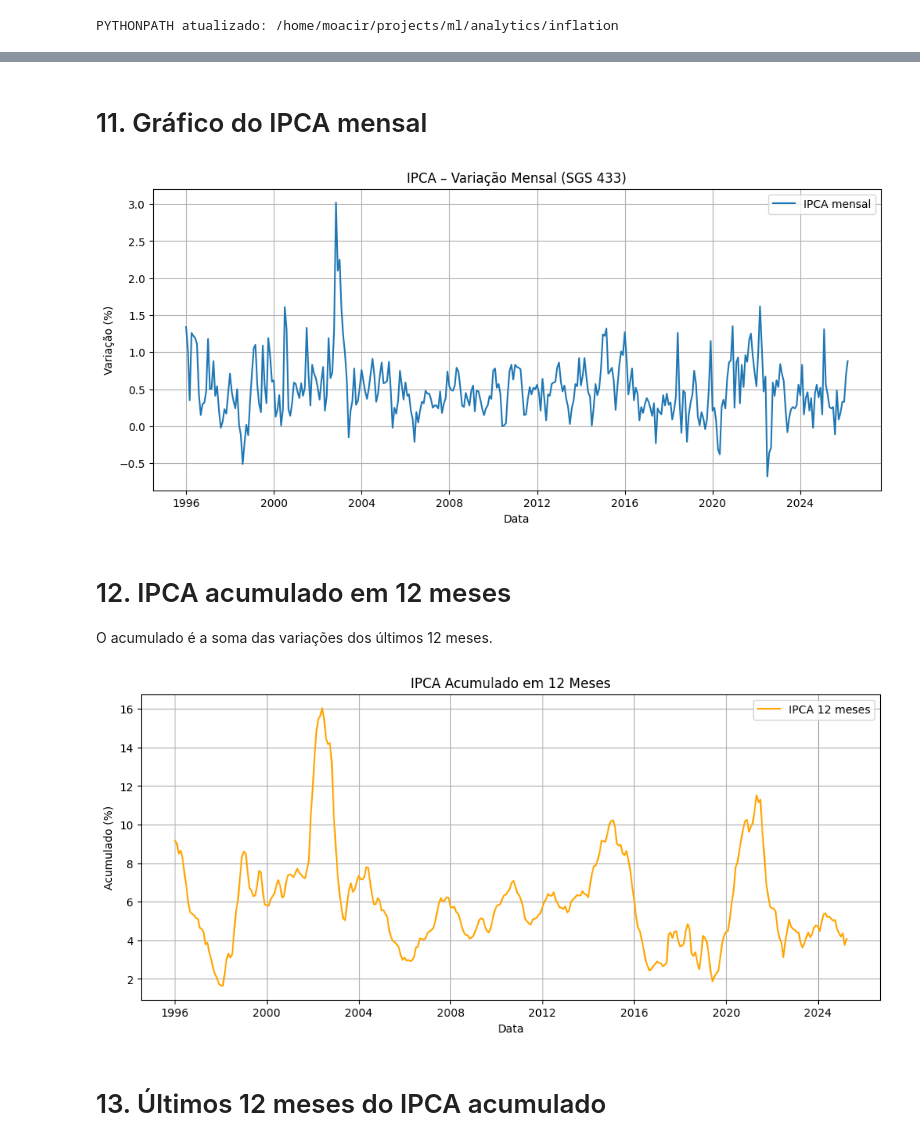
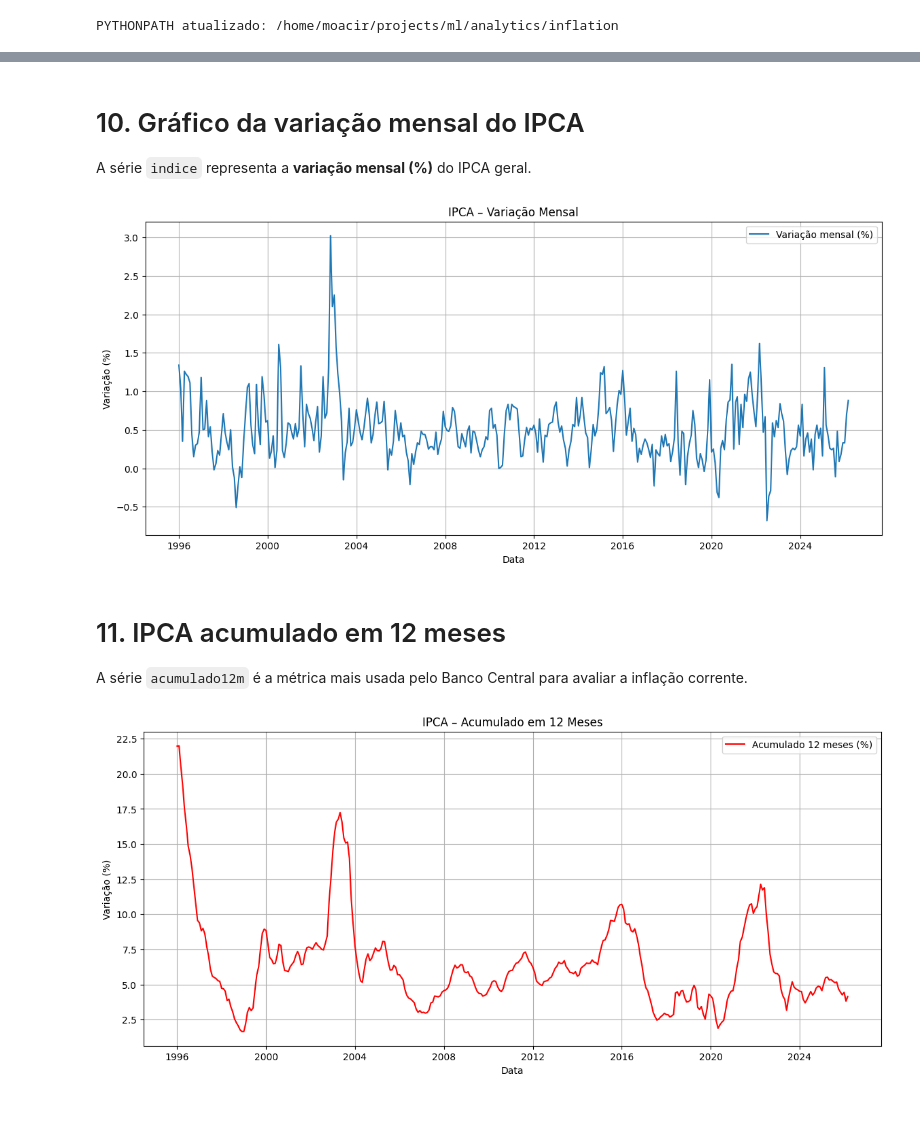
Before and after one commit to IncomeView/inflation_bcb, a Jupyter notebook: notebooks/02_ipca.ipynb, the cells around one changed output, grey strips where cells are left out. Cells and saved outputs as stored; diff of their text form; code cells hidden in the pictures; blank space fills up the shorter version.

Commit message:
analytics ipca index review

```diff
--- a/notebooks/02_ipca.ipynb
+++ b/notebooks/02_ipca.ipynb
@@ -143,0 +93,18 @@ LIMIT 12;
+# %%
+query_real = """
+select *
+from bcb.ipca
+where date >= '1996-01-01'
+order by date desc;
+"""
+
+df_real = pd.read_sql(query_real, engine)
+
+query_ipca = """
+select *
+from bcb.ipca
+order by date desc;
+"""
+
+df = pd.read_sql(query_ipca, engine)
+df.head()
@@ -180,32 +150,32 @@ ipca_maior96.head(10)
-# %% [markdown]
-# 11. Gráfico do IPCA mensal
+# %% [markdown]
+# 10. Gráfico da variação mensal do IPCA
+
+A série `indice` representa a **variação mensal (%)** do IPCA geral.
 # %%
-plt.figure(figsize=(12, 5))
-plt.plot(ipca_maior96["date"], ipca_maior96["value"], label="IPCA mensal")
-plt.title("IPCA – Variação Mensal (SGS 433)")
+plt.figure(figsize=(14, 6))
+plt.plot(df_real["date"], df_real["indice"], label="Variação mensal (%)")
+
+plt.title("IPCA – Variação Mensal")
 plt.xlabel("Data")
 plt.ylabel("Variação (%)")
 plt.grid(True)
 plt.legend()
 plt.show()
 # %% [output]
-[figure, old version]
+[figure, new version]
-# %% [markdown]
-# 12. IPCA acumulado em 12 meses
-
-O acumulado é a soma das variações dos últimos 12 meses.
+# %% [markdown]
+# 11. IPCA acumulado em 12 meses
+
+A série `acumulado12m` é a métrica mais usada pelo Banco Central para avaliar a inflação corrente.
 # %%
-ipca_maior96["ipca_12m"] = ipca_maior96["value"].rolling(12).sum()
+plt.figure(figsize=(14, 6))
+plt.plot(df_real["date"], df_real["acumulado12m"], label="Acumulado 12 meses (%)", color="red")
 
-plt.figure(figsize=(12, 5))
-plt.plot(ipca_maior96["date"], ipca_maior96["ipca_12m"], color="orange", label="IPCA 12 meses")
-plt.title("IPCA Acumulado em 12 Meses")
+plt.title("IPCA – Acumulado em 12 Meses")
 plt.xlabel("Data")
-plt.ylabel("Acumulado (%)")
+plt.ylabel("Variação (%)")
 plt.grid(True)
 plt.legend()
 plt.show()
 # %% [output]
-[figure, old version]
+[figure, new version]
-# %% [markdown]
-# 13. Últimos 12 meses do IPCA acumulado
```
Also changed, not shown: parts of 32 cells of this notebook, 9 other files.
